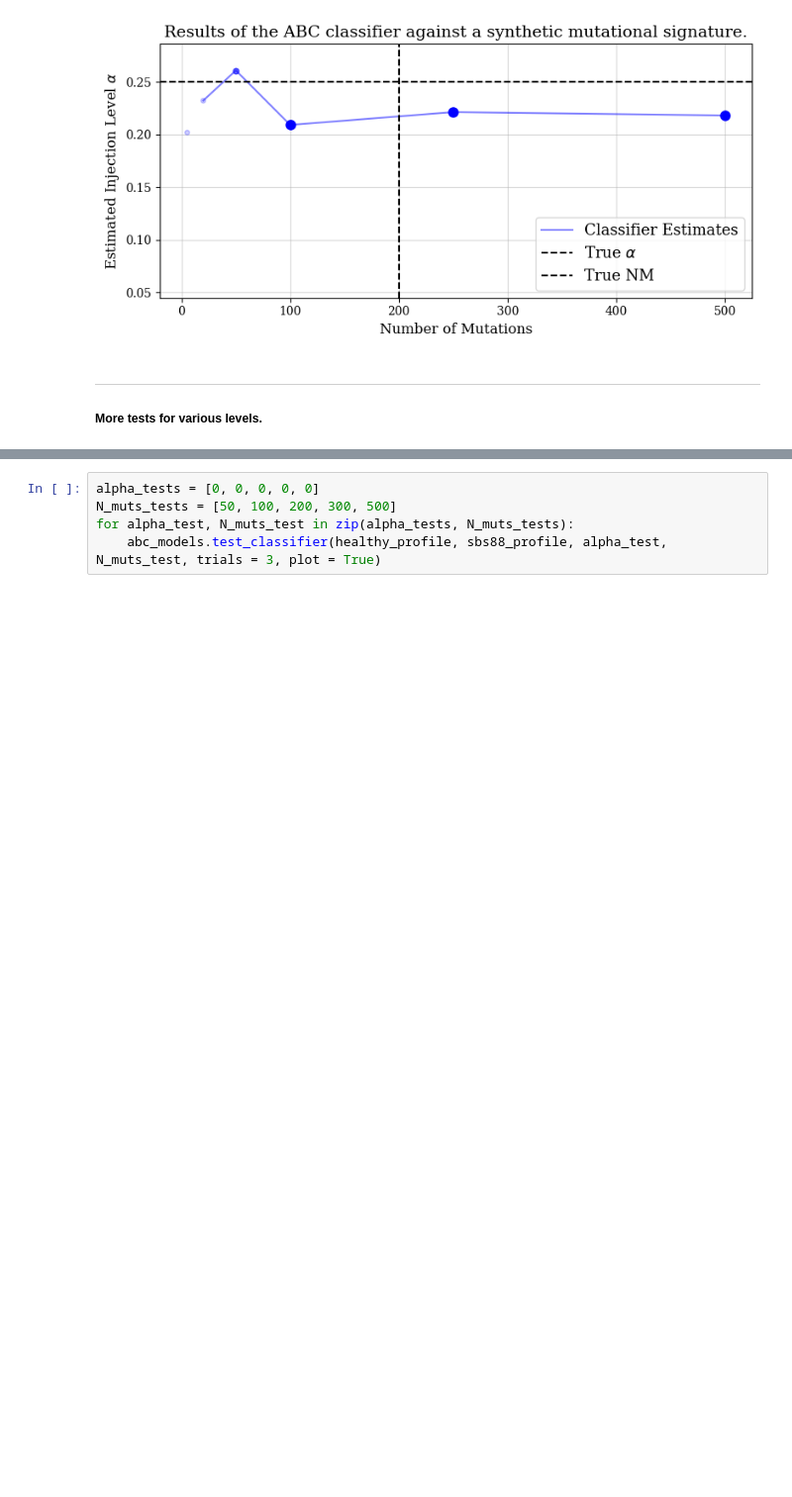
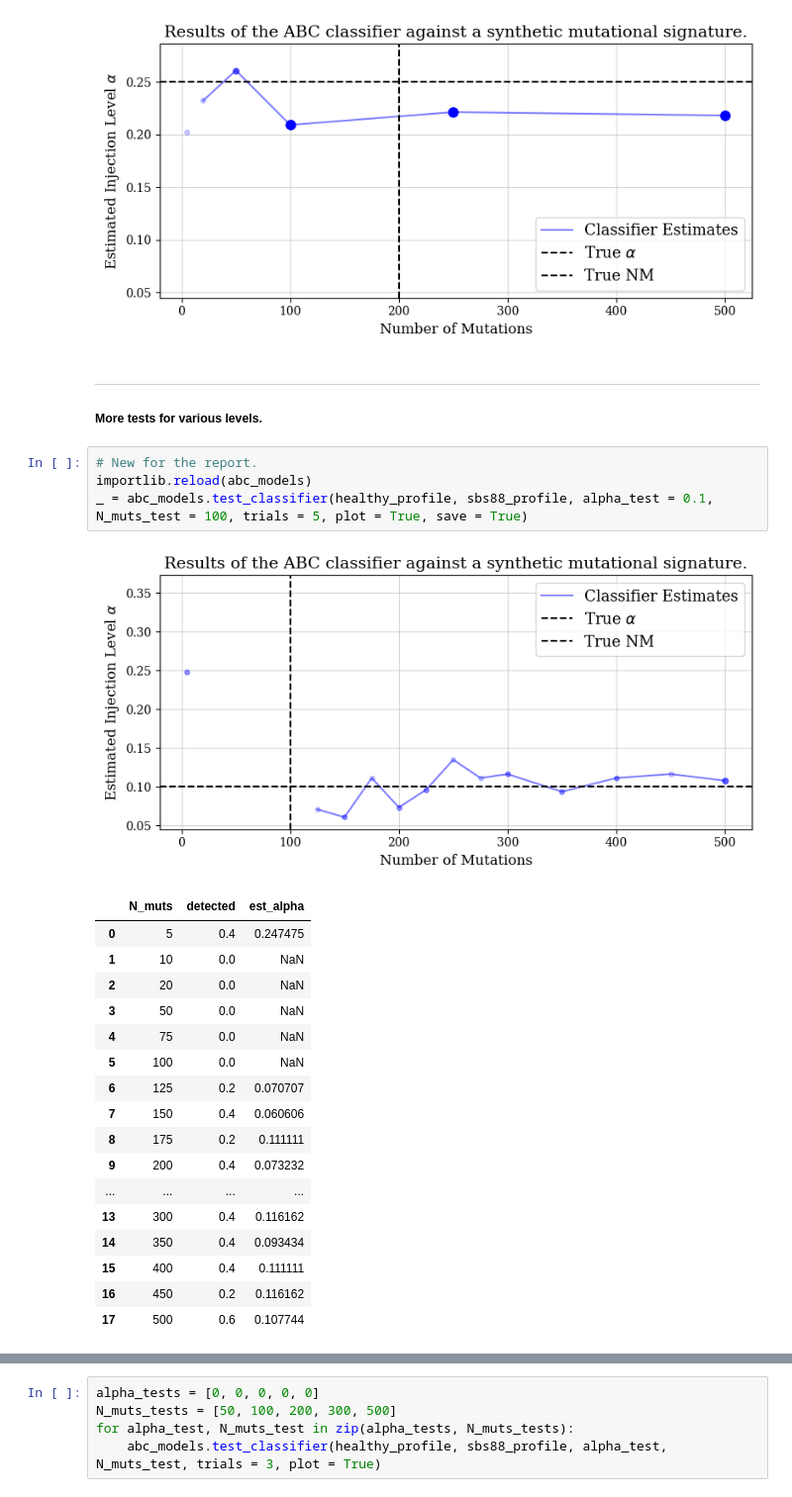
Before and after one commit to fredwdickinson/rscam-g6, a Jupyter notebook: Notebooks/abc_alpha/abc_analysis.ipynb, the cells around one changed output, grey strips where cells are left out. Shown at 99% size. Saved outputs shown, nothing was run; the diff lists cells and outputs as text; blank space fills up the shorter version.

```diff
--- a/Notebooks/abc_alpha/abc_analysis.ipynb
+++ b/Notebooks/abc_alpha/abc_analysis.ipynb
@@ -278,4 +310,27 @@ abc_models.plot_classifier_results(test1_summary, true_alpha = 0.25, true_N_mut
 ---
 
 ##### More tests for various levels.
+# %%
+# New for the report.
+importlib.reload(abc_models)
+_ = abc_models.test_classifier(healthy_profile, sbs88_profile, alpha_test = 0.1, N_muts_test = 100, trials = 5, plot = True, save = True)
+# %% [output]
+[figure, added]
+|  | N_muts | detected | est_alpha |
+| 0 | 5 | 0.4 | 0.247475 |
+| 1 | 10 | 0.0 | NaN |
+| 2 | 20 | 0.0 | NaN |
+| 3 | 50 | 0.0 | NaN |
+| 4 | 75 | 0.0 | NaN |
+| 5 | 100 | 0.0 | NaN |
+| 6 | 125 | 0.2 | 0.070707 |
+| 7 | 150 | 0.4 | 0.060606 |
+| 8 | 175 | 0.2 | 0.111111 |
+| 9 | 200 | 0.4 | 0.073232 |
+| ... | ... | ... | ... |
+| 13 | 300 | 0.4 | 0.116162 |
+| 14 | 350 | 0.4 | 0.093434 |
+| 15 | 400 | 0.4 | 0.111111 |
+| 16 | 450 | 0.2 | 0.116162 |
+| 17 | 500 | 0.6 | 0.107744 |
 # %%
```
Also changed, not shown: parts of 11 cells of this notebook, 3 other files.
